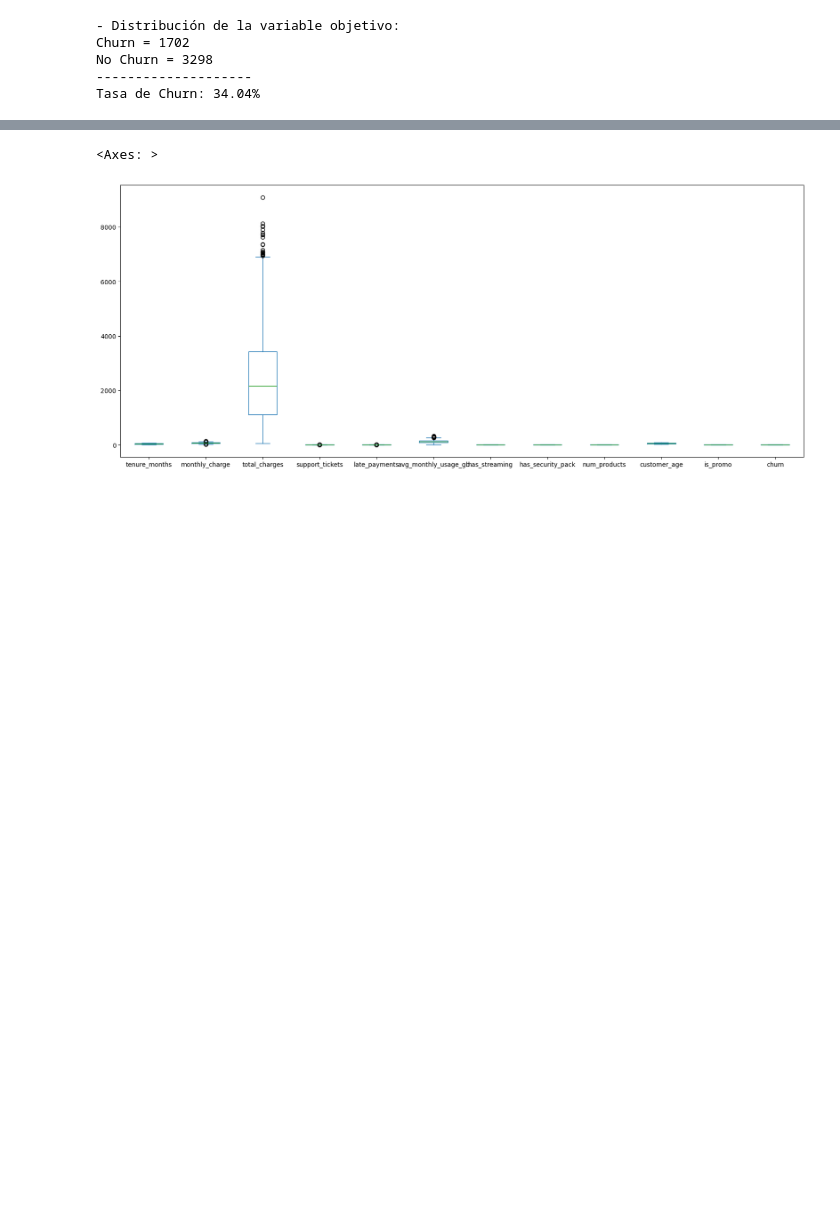
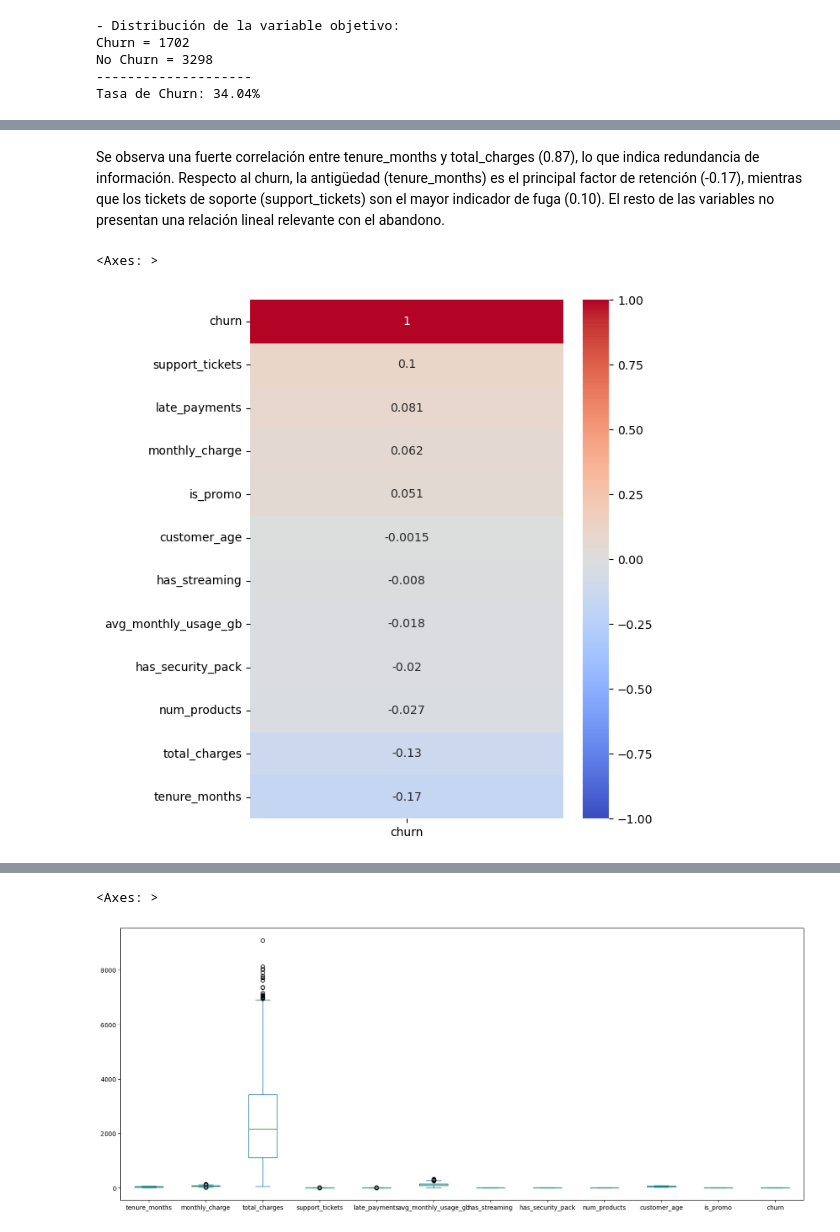
Before and after one commit to nicocarrero/proyecto_ml, a Jupyter notebook: notebooks/notebook.ipynb, the cells around one changed output, grey strips where cells are left out. Saved outputs shown, nothing was run; the diff lists cells and outputs as text; code cells hidden in the pictures; blank space fills up the shorter version.

```diff
--- a/notebooks/notebook.ipynb
+++ b/notebooks/notebook.ipynb
@@ -147,0 +265,16 @@ Bien, las clases estan desbalanceadas como cabe esperar en casos de churn
+# %% [markdown]
+Se observa una fuerte correlación entre tenure_months y total_charges (0.87), lo que indica redundancia de información. Respecto al churn, la antigüedad (tenure_months) es el principal factor de retención (-0.17), mientras que los tickets de soporte (support_tickets) son el mayor indicador de fuga (0.10). El resto de las variables no presentan una relación lineal relevante con el abandono.
+# %%
+# Correlación con churn
+
+plt.figure(figsize=(6,8))
+sns.heatmap(
+    corr[["churn"]].sort_values(by="churn", ascending=False),
+    annot=True,
+    cmap="coolwarm",
+    vmin=-1,
+    vmax=1
+)
+# %% [output]
+<Axes: >
+[figure, added]
```
Also changed, not shown: parts of 65 cells of this notebook.
